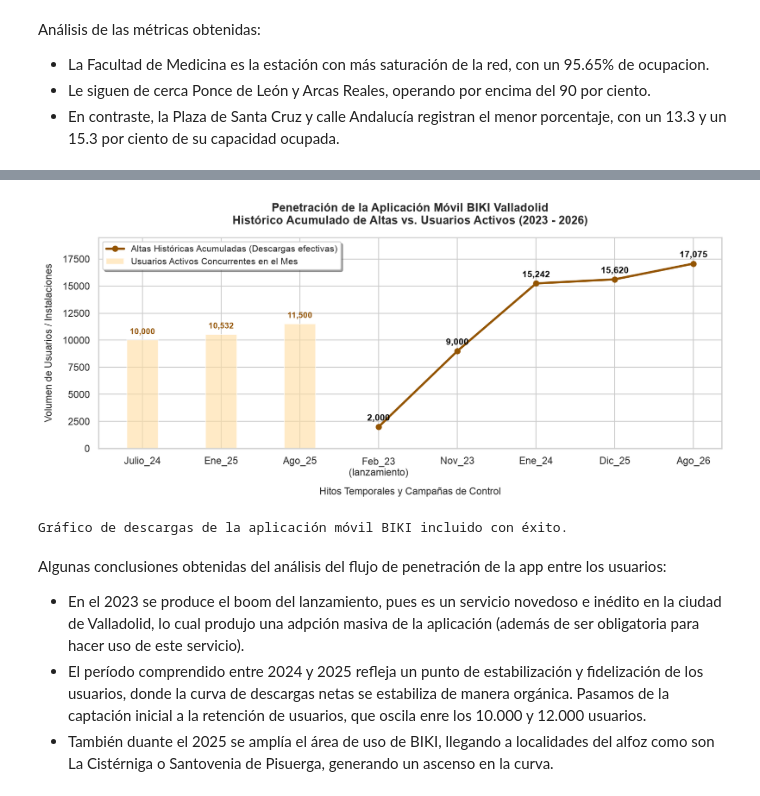
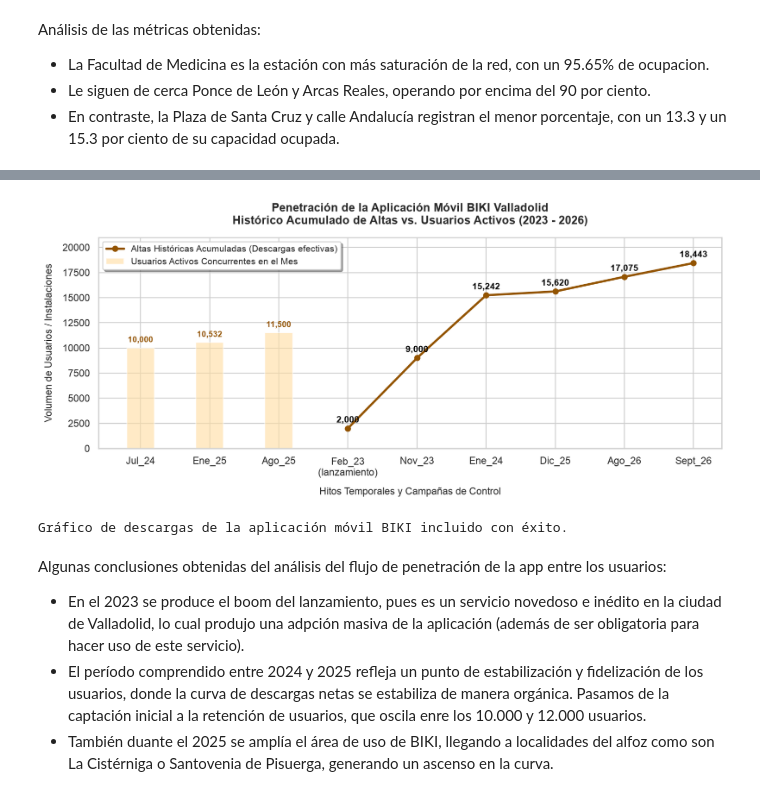
Before and after one commit to adrianamorchons/estudio_bicicletas_biki_valladolid, a Jupyter notebook: analisis_servicio_biki_valladolid.ipynb, the cells around one changed output, grey strips where cells are left out. Saved outputs shown, nothing was run; the diff lists cells and outputs as text; code cells hidden in the pictures.

```diff
--- a/analisis_servicio_biki_valladolid.ipynb
+++ b/analisis_servicio_biki_valladolid.ipynb
@@ -263,6 +264,4 @@ fig.show()
 # %%
-#PENETRACIÓN DE LA APP BIKI ENTRE LOS USUARIOS
-
 import base64
 import io
 import matplotlib.pyplot as plt
@@ -270,19 +269,20 @@ import pandas as pd
 import seaborn as sns
 from IPython.display import Image, display
 
-# Consolidación de datos históricos de registros o descargas
+#Consolidación de datos históricos de registros o descargas
 app_data = {
-    "Hito": [  # CORREGIDO: Cambiado 'Fecha' por 'Hito' para coincidir con el código de abajo
+    "Hito": [
         "Feb_23\n(lanzamiento)",
         "Nov_23",
         "Ene_24",
-        "Julio_24",
+        "Jul_24",
         "Ene_25",
         "Ago_25",
         "Dic_25",
         "Ago_26",
+        "Sept_26",
     ],
-    "Usuarios_Registrados": [  # CORREGIDO: Añadidos los datos numéricos oficiales que faltaban
+    "Usuarios_Registrados": [
         2000,
         9000,
         15242,
@@ -291,8 +291,9 @@ app_data = {
         11500,
         15620,
         17075,
+        18443,
     ],
-    "Tipo_Dato": [
+       "Tipo_Dato": [
         "Inicial Acumulado",
         "Acumulado",
         "Acumulado Anual",
@@ -300,23 +301,24 @@ app_data = {
         "Activos Mes",
         "Activos Mes",
         "Acumulado Anual",
+        "Acumulado",
         "Histórico Total",
     ],
 }
 
 df_app = pd.DataFrame(app_data)
 
-# Configurar visualización (siguiendo la paleta de colores BIKI/AUVASA)
+#Configurar visualización siguiendo la paleta de colores BIKI/AUVASA
 sns.set_theme(style="whitegrid")
 plt.figure(figsize=(11, 5))
 
-# Separar datos acumulados: línea de tendencia de las descargas
+#Separar datos acumulados: línea de tendencia de las descargas
 puntos_acumulados = df_app[
     df_app["Tipo_Dato"].str.contains("Acumulado|Histórico")
 ]
 puntos_activos = df_app[df_app["Tipo_Dato"] == "Activos Mes"]
 
-# Barras de fondo para usuarios
+#Barras de fondo para usuarios
 plt.bar(
     puntos_activos["Hito"],
     puntos_activos["Usuarios_Registrados"],
@@ -326,7 +328,7 @@ plt.bar(
     label="Usuarios Activos Concurrentes en el Mes",
 )
 
-# Dibujar la línea principal de tendencia de descargas/altas efectivas
+#Línea principal de tendencia de descargas/altas efectivas
 plt.plot(
     puntos_acumulados["Hito"],
     puntos_acumulados["Usuarios_Registrados"],
@@ -337,7 +339,7 @@ plt.plot(
     label="Altas Históricas Acumuladas (Descargas efectivas)",
 )
 
-# Etiquetas numéricas de la línea acumulada
+#Etiquetas numéricas de la línea acumulada
 for x, y in zip(
     puntos_acumulados["Hito"], puntos_acumulados["Usuarios_Registrados"]
 ):
@@ -352,42 +354,40 @@ for x, y in zip(
         color="black",
     )
 
-# Etiquetas numéricas de las barras de usuarios activos
+#Etiquetas numéricas de las barras de usuarios activos
 for x, y in zip(puntos_activos["Hito"], puntos_activos["Usuarios_Registrados"]):
     plt.text(
         x,
         y + 400,
         f"{y:,}",
         ha="center",
         va="bottom",
         fontsize=9,
         color="#935402",
         fontweight="bold",
     )
 
-# Personalizar gráfico
+#Personalizar gráfico
 plt.title(
     "Penetración de la Aplicación Móvil BIKI Valladolid\nHistórico Acumulado de Altas vs. Usuarios Activos (2023 - 2026)",
     fontsize=13,
     fontweight="bold",
     pad=15,
 )
 plt.xlabel("Hitos Temporales y Campañas de Control", fontsize=11, labelpad=10)
 plt.ylabel("Volumen de Usuarios / Instalaciones", fontsize=11, labelpad=10)
-plt.ylim(0, 19500)
+plt.ylim(0, 21000)  # Ampliado para que el texto 18,443 no se corte arriba
 plt.legend(loc="upper left", frameon=True, shadow=True, fontsize=10)
 plt.tight_layout()
-
-# Renderizado
 buf = io.BytesIO()
 plt.savefig(buf, format="png", bbox_inches="tight", dpi=150)
 buf.seek(0)
 display(Image(data=buf.getvalue()))
 plt.close()
 
 print("Gráfico de descargas de la aplicación móvil BIKI incluido con éxito.")
 # %% [output]
-[figure, old version]
+[figure, new version]
 Gráfico de descargas de la aplicación móvil BIKI incluido con éxito.
 # %% [markdown]
 Algunas conclusiones obtenidas del análisis del flujo de penetración de la app entre los usuarios:
```
Also changed, not shown: parts of 104 cells of this notebook.
